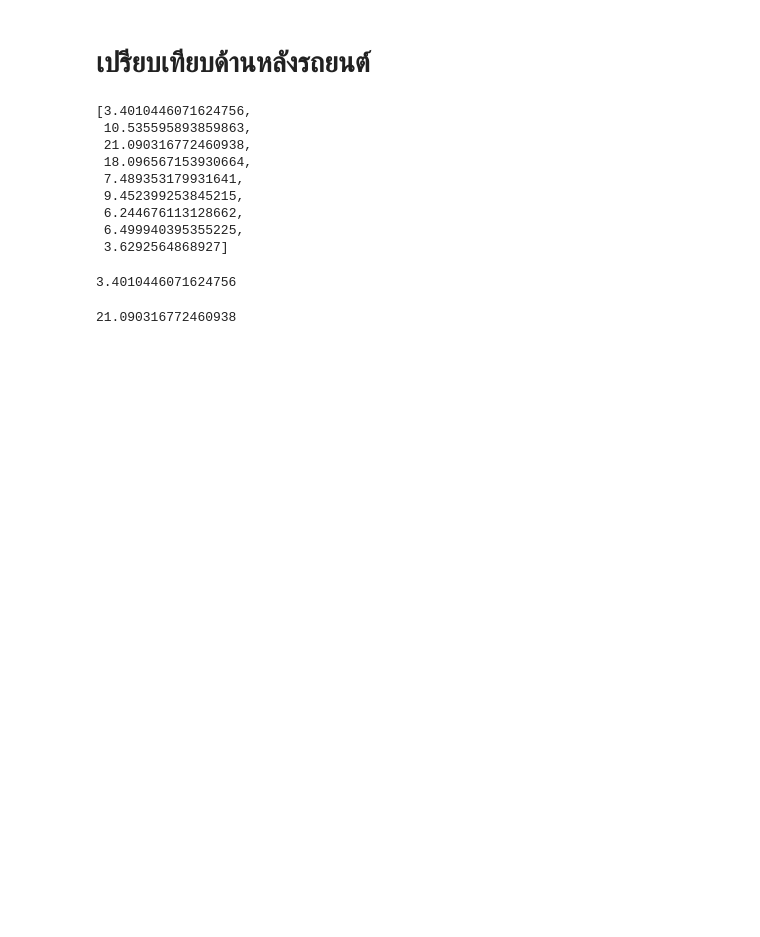
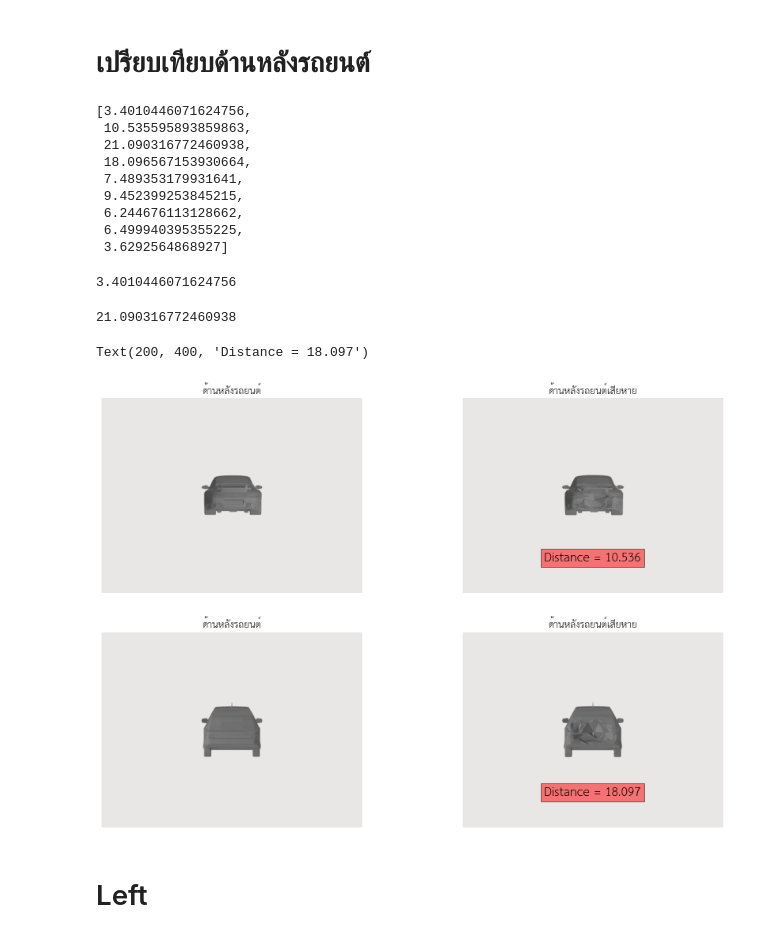
Before and after one commit to MeenTers/Project, a Jupyter notebook: Compare_view_3D.ipynb, the cells around one changed output. Saved outputs shown, nothing was run; the diff lists cells and outputs as text; code cells hidden in the pictures; blank space fills up the shorter version.

```diff
--- a/Compare_view_3D.ipynb
+++ b/Compare_view_3D.ipynb
@@ -344,3 +387,48 @@ min(id_back)
 max(id_back)
 # %% [output]
 21.090316772460938
+# %%
+id1b    = cv2.imread('/content/drive/MyDrive/3D_Model/back/base/test/ID1B.png')
+id1dmgb = cv2.imread('/content/drive/MyDrive/3D_Model/back/dmg/test/ID1dmgb.png')
+id3b    = cv2.imread('/content/drive/MyDrive/3D_Model/back/base/test/ID3B.png')
+id3dmgb = cv2.imread('/content/drive/MyDrive/3D_Model/back/dmg/test/ID3dmgb.png')
+# %%
+# create figure
+fig = plt.figure(figsize=(15, 10))
+  # setting values to rows and column variables
+rows = 2
+columns = 2
+  # Adds a subplot at the 1st position
+fig.add_subplot(rows, columns, 1)
+  # showing image
+plt.imshow(id1b)
+plt.axis('off')
+plt.title('ด้านหลังรถยนต์')
+
+# Adds a subplot at the 2nd position
+fig.add_subplot(rows, columns, 2)
+# showing image
+plt.imshow(id1dmgb)
+plt.axis('off')
+plt.title('ด้านหลังรถยนต์เสียหาย')
+plt.text(200,400,'Distance = '+str(round(id_back[1],3)),fontsize = 15,bbox = dict(facecolor = 'red', alpha = 0.5))
+
+# Adds a subplot at the 3rd position
+fig.add_subplot(rows, columns, 3)
+  # showing image
+plt.imshow(id3b)
+plt.axis('off')
+plt.title('ด้านหลังรถยนต์')
+
+  # Adds a subplot at the 4th position
+fig.add_subplot(rows, columns, 4)
+  # showing image
+plt.imshow(id3dmgb)
+plt.axis('off')
+plt.title('ด้านหลังรถยนต์เสียหาย')
+plt.text(200,400,'Distance = '+str(round(id_back[3],3)),fontsize = 15,bbox = dict(facecolor = 'red', alpha = 0.5))
+# %% [output]
+Text(200, 400, 'Distance = 18.097')
+[figure, added]
+# %% [markdown]
+# Left
```
Also changed, not shown: parts of 7 cells of this notebook.
